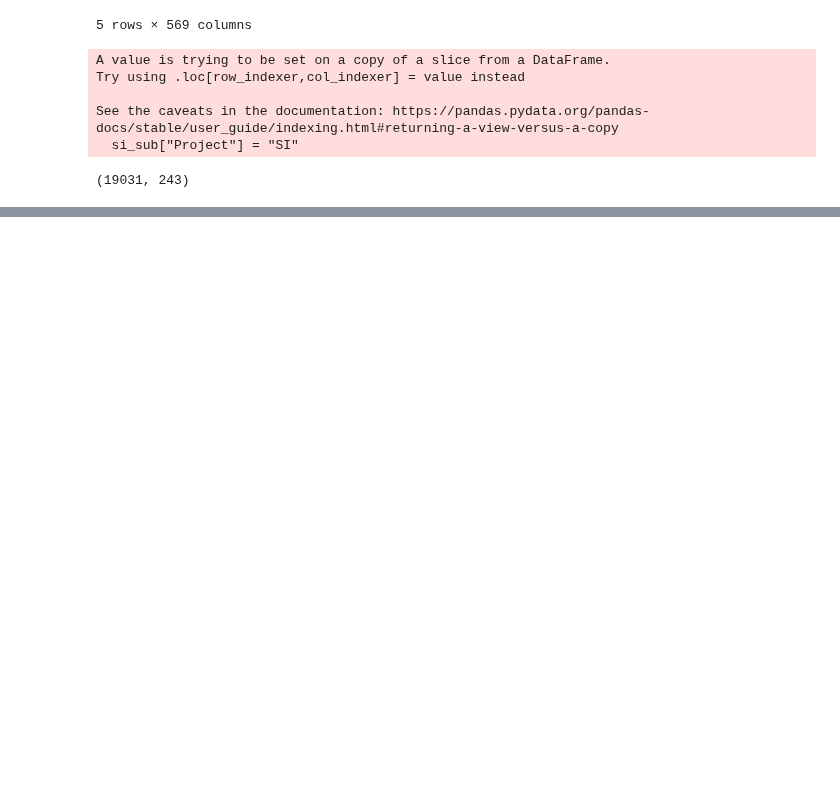
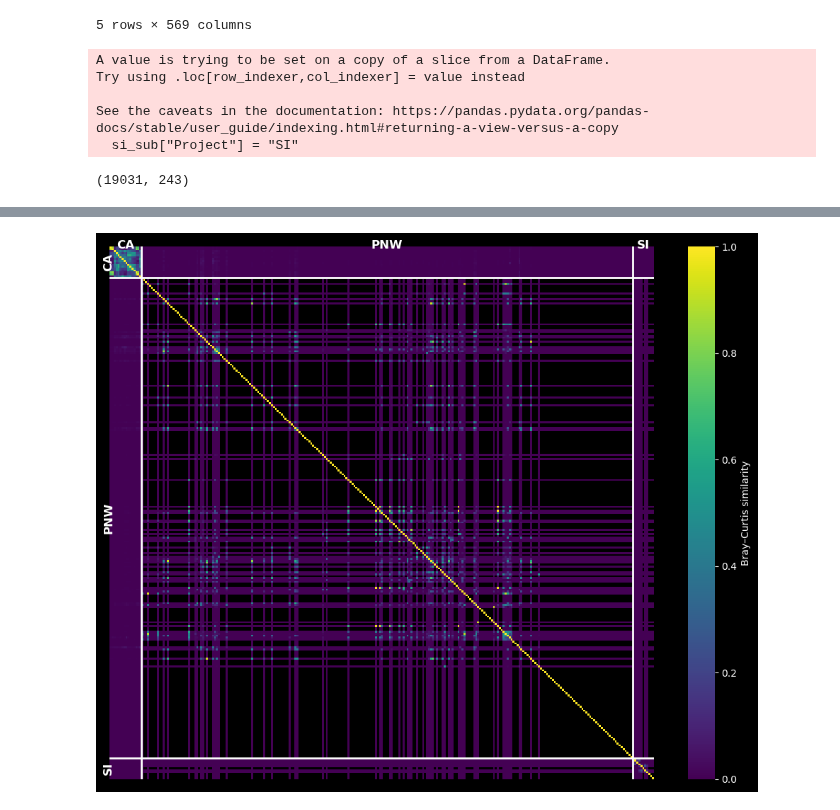
Before and after one commit to hayesrebecca/pollenGeolocation, a Jupyter notebook: raw/7_rawSupplementary.ipynb, the cells around one changed output, grey strips where cells are left out. Cells and saved outputs as stored; diff of their text form; code cells hidden in the pictures; blank space fills up the shorter version.

```diff
--- a/raw/7_rawSupplementary.ipynb
+++ b/raw/7_rawSupplementary.ipynb
@@ -281,0 +347,72 @@ NameError: name 'presence_long' is not defined
+# %%
+import numpy as np
+import pandas as pd
+import matplotlib.pyplot as plt
+import seaborn as sns
+from scipy.spatial.distance import pdist, squareform
+
+# ---- Prepare site matrix ordered by project ----
+# site_matrix is collapsed abundance per site
+site_matrix = (
+    df_merged
+    .groupby("Site")[asv_cols].sum()
+    .merge(df_merged[["Site", "Project"]].drop_duplicates(), on="Site")
+    .sort_values(["Project", "Site"])
+    .set_index("Site")[asv_cols]
+)
+
+# Compute Bray–Curtis similarity
+bray = pdist(site_matrix.values, metric="braycurtis")
+similarity = 1 - squareform(bray)
+
+# ---- Compute project block positions ----
+proj_info = (
+    df_merged[["Site", "Project"]]
+    .drop_duplicates()
+    .set_index("Site")
+    .loc[site_matrix.index]  # ensure same ordering
+)
+
+# How many sites per project in heatmap order
+project_sizes = proj_info["Project"].value_counts()[proj_info["Project"].unique()]
+
+# Get the block boundaries (cumulative sizes)
+block_positions = np.cumsum(project_sizes)[:-1]
+
+# Centers for labeling
+centers = block_positions.copy()
+centers = np.insert(centers, 0, 0)
+centers = centers + np.array(project_sizes)/2
+
+# ---- Plot heatmap without labels ----
+plt.figure(figsize=(10, 8))
+ax = sns.heatmap(
+    similarity,
+    cmap="viridis",
+    xticklabels=False,
+    yticklabels=False,
+    cbar_kws={"label": "Bray–Curtis similarity"}
+)
+
+# ---- Draw project separation lines ----
+for pos in block_positions:
+    ax.axhline(pos, color="white", linewidth=2)
+    ax.axvline(pos, color="white", linewidth=2)
+
+# ---- Add project labels centered on blocks ----
+for center, project in zip(centers, project_sizes.index):
+    # X-axis label
+    ax.text(center, -0.7, project,
+            ha="center", va="center",
+            fontsize=12, fontweight="bold")
+
+    # Y-axis label
+    ax.text(-0.7, center, project,
+            ha="center", va="center",
+            fontsize=12, fontweight="bold", rotation=90)
+
+#plt.title("Bray–Curtis Similarity of Raw Reads (Grouped by Project)")
+plt.tight_layout()
+plt.show()
+# %% [output]
+[figure, added]
```
Also changed, not shown: parts of 5 cells of this notebook, 1 other file.
